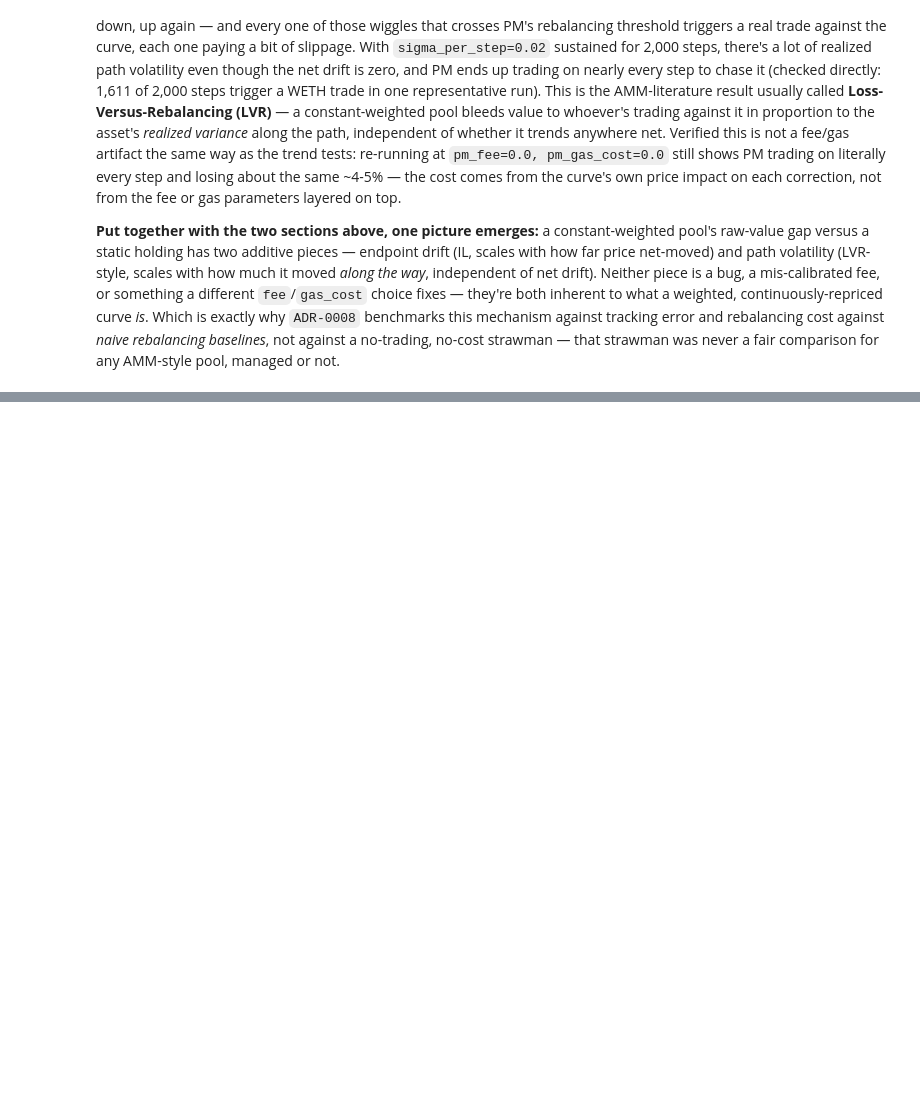
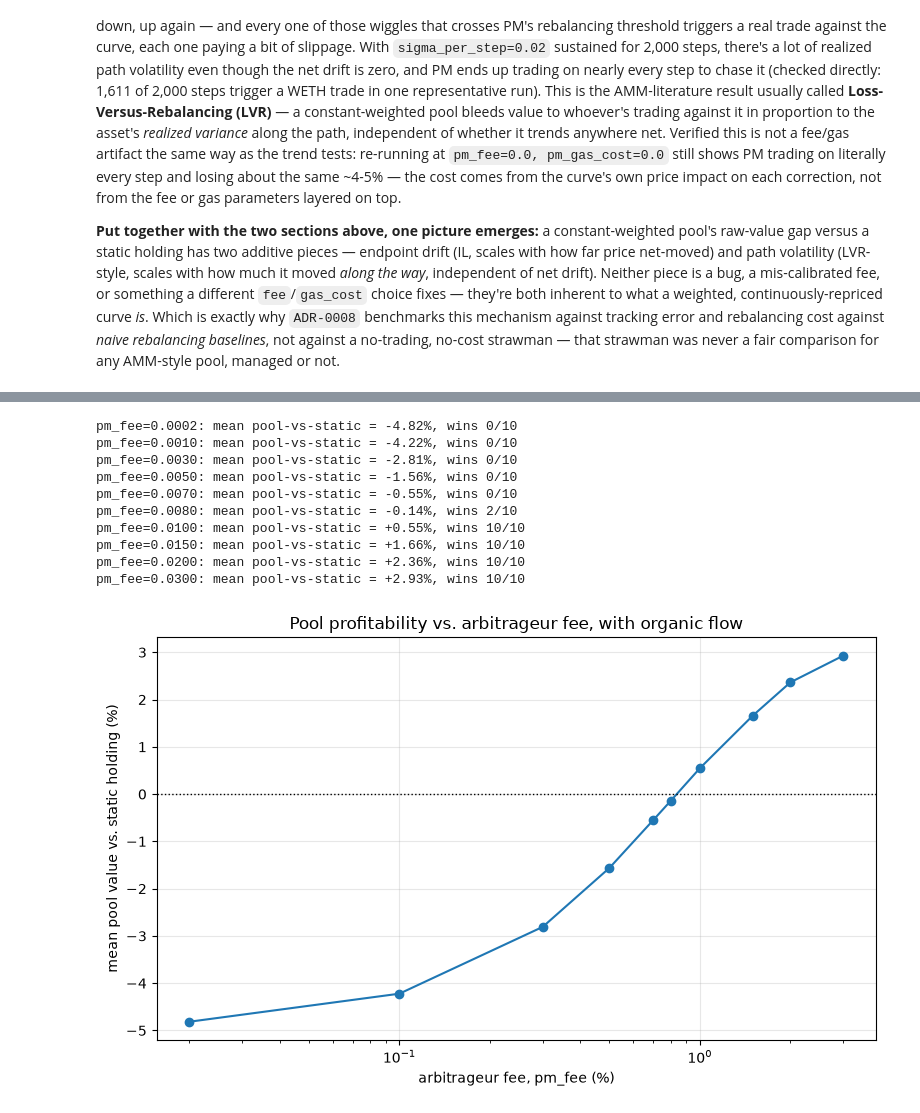
Before and after one commit to bleu/aqua-portfolio-manager, a Jupyter notebook: simulation/notebooks/02_basket_with_without_pm.ipynb, the cells around one changed output, grey strips where cells are left out. Drawn from its saved outputs; the diff is of its cells as text; code cells hidden in the pictures; blank space fills up the shorter version.

```diff
--- a/simulation/notebooks/02_basket_with_without_pm.ipynb
+++ b/simulation/notebooks/02_basket_with_without_pm.ipynb
@@ -570,0 +620,58 @@ was never a fair comparison for any AMM-style pool, managed or not.
+# %%
+ORGANIC_PROB = 0.8
+ORGANIC_FEE = 0.003
+ORGANIC_SIZE = 0.001
+fee_grid = [0.0002, 0.001, 0.003, 0.005, 0.007, 0.008, 0.01, 0.015, 0.02, 0.03]
+
+mean_vs_static = []
+win_rate = []
+for fee in fee_grid:
+    diffs = []
+    for seed in range(N_SEEDS):
+        mr_with = MeanRevertingPriceProcess(
+            token_id="WETH", sigma_per_step=0.02, mean_price=2000.0, kappa=0.05, initial_price=2000.0, seed=seed
+        )
+        world = basket_with_without_pm.build_world(
+            with_pm=True, weth_price_process=mr_with, pm_fee=fee,
+            organic_arrival_prob_per_step=ORGANIC_PROB, organic_fee=ORGANIC_FEE, organic_mean_size_fraction=ORGANIC_SIZE, seed=seed,
+        )
+        world.run(N_STEPS)
+        v = world.metrics.value_a_path[-1] + world.metrics.value_b_path[-1]
+
+        mr_without = MeanRevertingPriceProcess(
+            token_id="WETH", sigma_per_step=0.02, mean_price=2000.0, kappa=0.05, initial_price=2000.0, seed=seed
+        )
+        world_static = basket_with_without_pm.build_world(with_pm=False, weth_price_process=mr_without, seed=seed)
+        world_static.run(N_STEPS)
+        v_static = world_static.metrics.value_a_path[-1] + world_static.metrics.value_b_path[-1]
+
+        diffs.append(v / v_static - 1)
+    diffs = np.array(diffs)
+    mean_vs_static.append(diffs.mean())
+    win_rate.append((diffs > 0).mean())
+    print(f"pm_fee={fee:.4f}: mean pool-vs-static = {diffs.mean():+.2%}, wins {int((diffs>0).sum())}/{N_SEEDS}")
+
+mean_vs_static = np.array(mean_vs_static)
+
+fig, ax = plt.subplots(figsize=(8, 5))
+ax.plot(np.array(fee_grid) * 100, mean_vs_static * 100, marker="o")
+ax.axhline(0, color="black", linewidth=1, linestyle=":")
+ax.set_xlabel("arbitrageur fee, pm_fee (%)")
+ax.set_ylabel("mean pool value vs. static holding (%)")
+ax.set_title("Pool profitability vs. arbitrageur fee, with organic flow")
+ax.set_xscale("log")
+ax.grid(alpha=0.3)
+plt.tight_layout()
+plt.show()
+# %% [output]
+pm_fee=0.0002: mean pool-vs-static = -4.82%, wins 0/10
+pm_fee=0.0010: mean pool-vs-static = -4.22%, wins 0/10
+pm_fee=0.0030: mean pool-vs-static = -2.81%, wins 0/10
+pm_fee=0.0050: mean pool-vs-static = -1.56%, wins 0/10
+pm_fee=0.0070: mean pool-vs-static = -0.55%, wins 0/10
+pm_fee=0.0080: mean pool-vs-static = -0.14%, wins 2/10
+pm_fee=0.0100: mean pool-vs-static = +0.55%, wins 10/10
+pm_fee=0.0150: mean pool-vs-static = +1.66%, wins 10/10
+pm_fee=0.0200: mean pool-vs-static = +2.36%, wins 10/10
+pm_fee=0.0300: mean pool-vs-static = +2.93%, wins 10/10
+[figure, added]
```
Also changed, not shown: parts of 8 cells of this notebook, 6 other files.
